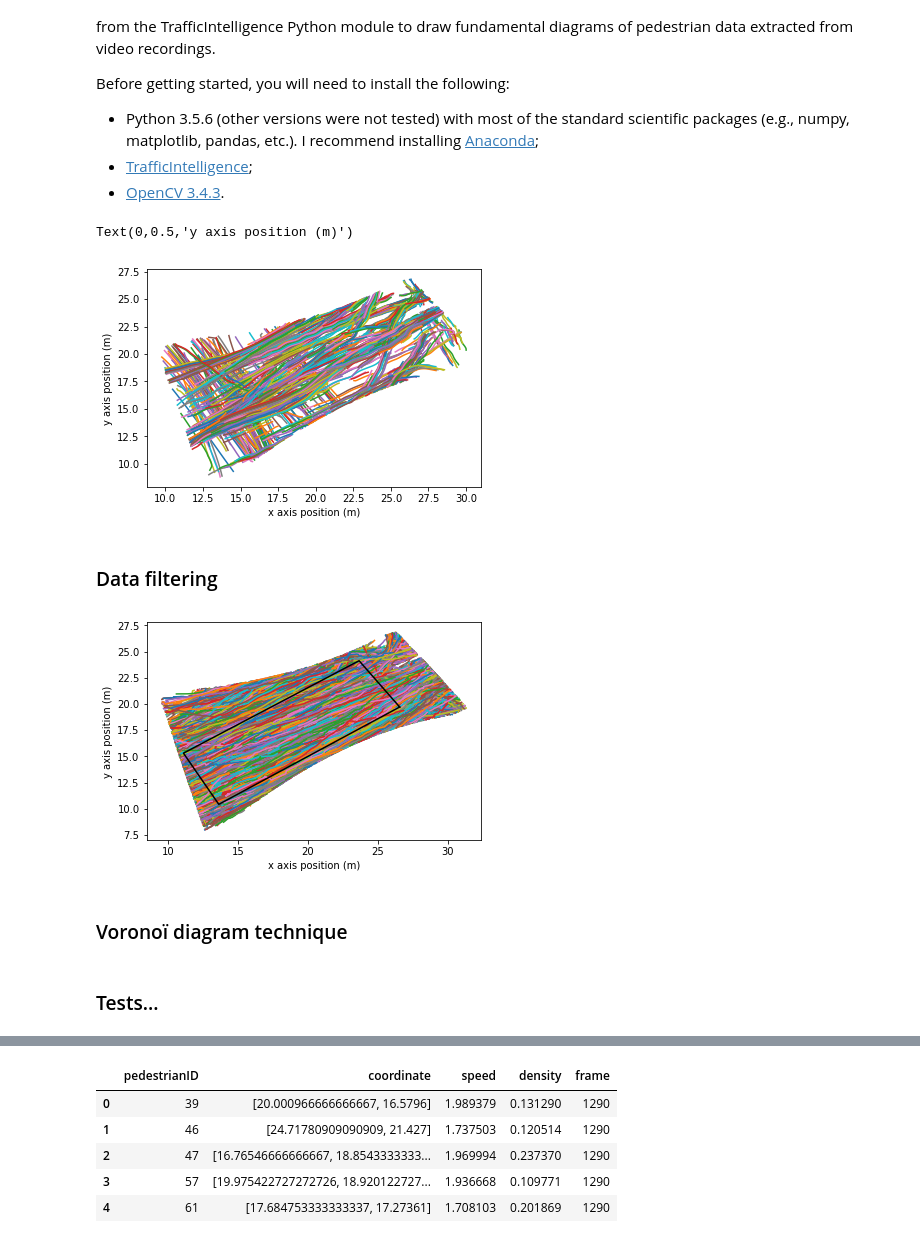
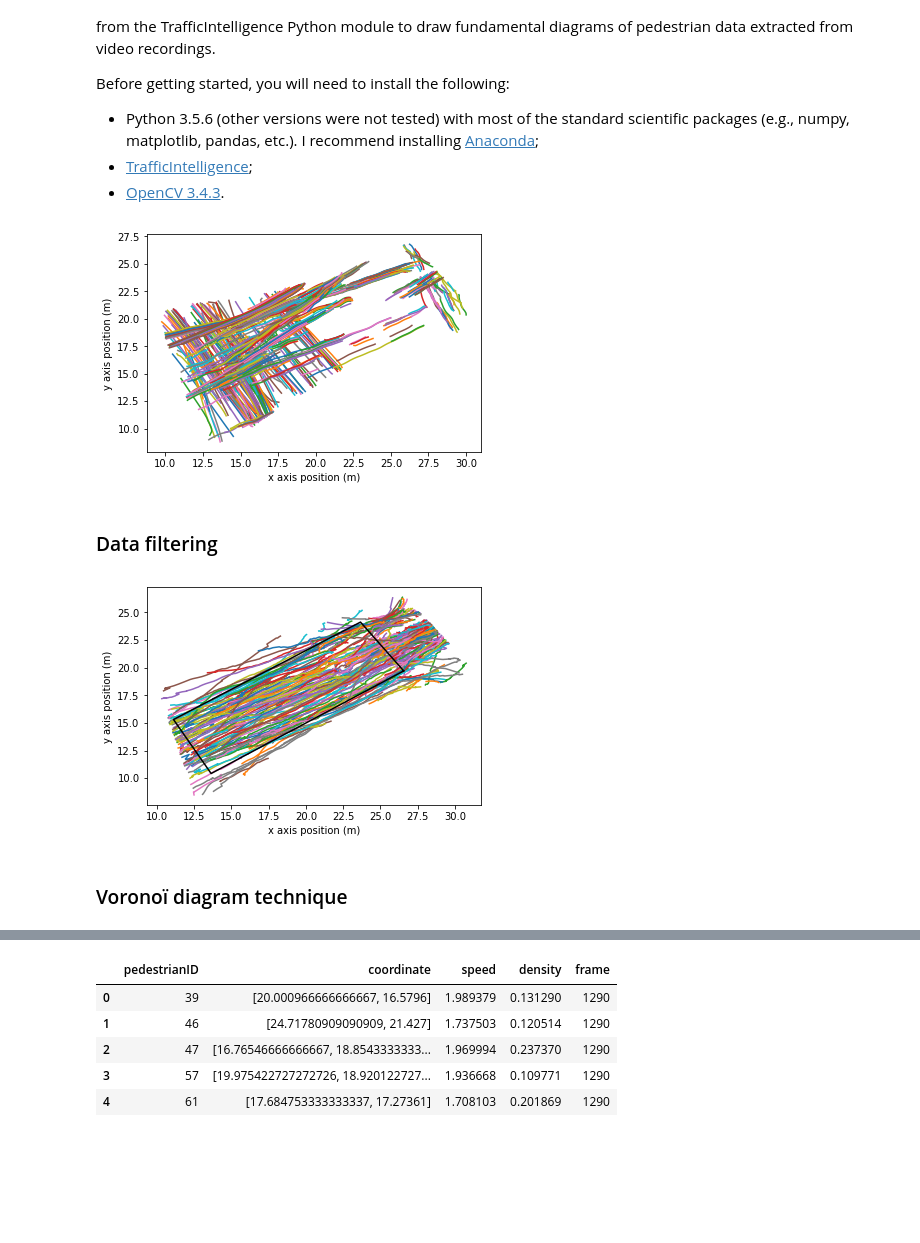
Before and after one commit to FinestStone/CIV6705, a Jupyter notebook: Projet/Projet.ipynb, the cells around one changed output, grey strips where cells are left out. Saved outputs shown, nothing was run; the diff lists cells and outputs as text; code cells hidden in the pictures; blank space fills up the shorter version.

```diff
--- a/Projet/Projet.ipynb
+++ b/Projet/Projet.ipynb
@@ -43,13 +36,13 @@ limitBox = Polygon(limits)
 # %%
-for o in objects:
+for o in objects[0:750]:
     o.plot()
 
 pyplot.xlabel('x axis position (m)')
 pyplot.ylabel('y axis position (m)')
 # pyplot.savefig('Donnees/Donnees_produites/Figures/trajectoires_pre-filtering.eps', format='eps')
+pyplot.show()
 # %% [output]
-Text(0,0.5,'y axis position (m)')
-[figure, old version]
+[figure, new version]
 # %% [markdown]
 ### Data filtering
 # %%
@@ -176,8 +170,9 @@ crosswalkLength = alignmentEW.cumulativeDistances[1] + moving.Point.distanceNorm
 # %%
 # Removing trajectores associated with vehicles
 objects = []
+
 for vs in videoSequences:
-    vs.objects = storage.loadTrajectoriesFromSqlite(dirname+vs.getDatabaseFilename(), 'object', 2000)
+    vs.objects = storage.loadTrajectoriesFromSqlite(dirname+vs.getDatabaseFilename(), 'object')
     objects += vs.objects
     for obj in vs.objects:
         obj.projectCurvilinear(alignments)
@@ -200,17 +195,17 @@ for vs in videoSequences:
             vs.others.append(obj)
 # %%
 # Show the filtering
-for o in objects:
+for o in objects[0:750]:
     if(o.getUserType() == 2):
         o.plot()
 drawZone(crosswalkZone)
 
 pyplot.xlabel('x axis position (m)')
 pyplot.ylabel('y axis position (m)')
 # pyplot.savefig('Donnees/Donnees_produites/Figures/trajectoires_post-filtering.eps', format='eps')
 pyplot.show()
 # %% [output]
-[figure, old version]
+[figure, new version]
 # %% [markdown]
 ### Voronoï diagram technique
 # %%
@@ -371,5 +300,3 @@ def voronoiDiagramAndDensity(points, showPlot):
-# %% [markdown]
-### Tests...
 # %%
 def pedestrianIdSpeedsCoordinates(frame):
     pedestrianID = []
```
Also changed, not shown: parts of 26 cells of this notebook.
